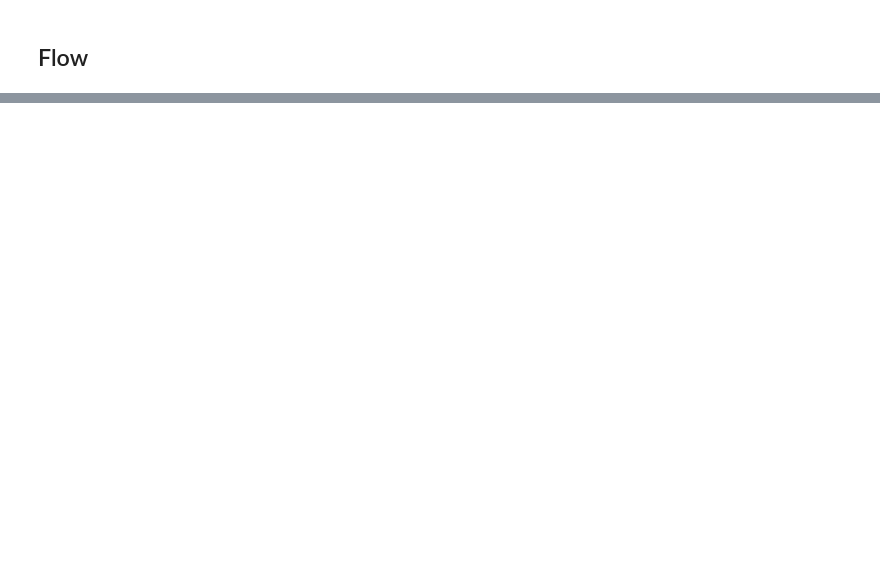
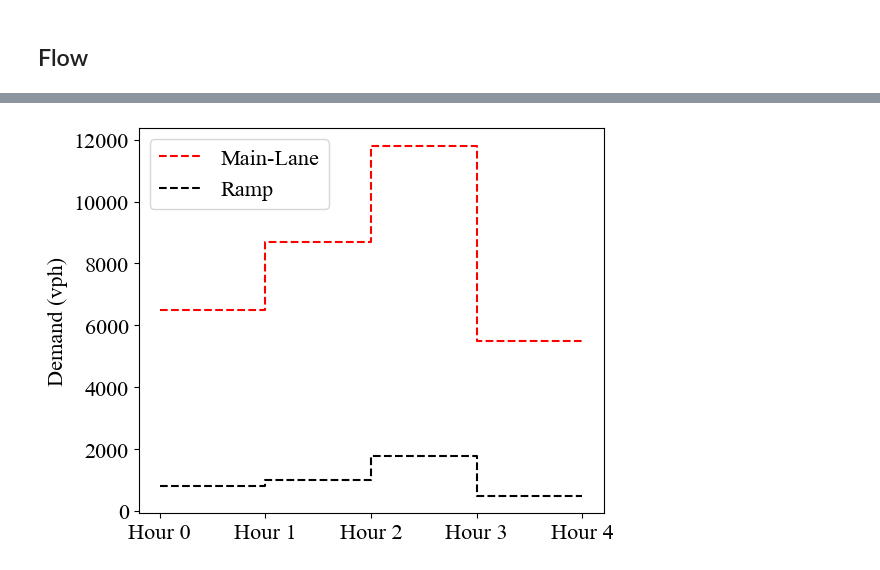
Before and after one commit to wzh96/SUMO_TrafficNetwork, a Jupyter notebook: Plots.ipynb, the cells around one changed output, grey strips where cells are left out. Cells and saved outputs as stored; diff of their text form; code cells hidden in the pictures; blank space fills up the shorter version.

```diff
--- a/Plots.ipynb
+++ b/Plots.ipynb
@@ -114,0 +115,48 @@ fig.savefig('Figures/Occu_Plot.png', dpi=300)
+# %%
+# Plot the demand graph
+main_1 = 3000+800+700+600+800+600
+main_2 = 4000+1200+900+800+1000+800
+main_3 = 6000+1500+1200+1000+1100+1000
+main_4 = 2000+800+700+600+800+600
+
+ramp_1 = 800
+ramp_2 = 1000
+ramp_3 = 1800
+ramp_4 = 500
+# %%
+# Data for main lane highway and ramp
+main_lane_demand = [main_1, main_2, main_3, main_4]
+ramp_demand = [ramp_1, ramp_2, ramp_3, ramp_4]
+
+# Creating new time points for flat segments
+time_points = ["Hour 0", "Hour 1", "Hour 1", "Hour 2", "Hour 2", "Hour 3", "Hour 3", "Hour 4"]
+
+# Extending the demand values to remain flat within each hour
+extended_main_lane_demand = [
+    main_lane_demand[0], main_lane_demand[0],
+    main_lane_demand[1], main_lane_demand[1],
+    main_lane_demand[2], main_lane_demand[2],
+    main_lane_demand[3], main_lane_demand[3]
+]
+
+extended_ramp_demand = [
+    ramp_demand[0], ramp_demand[0],
+    ramp_demand[1], ramp_demand[1],
+    ramp_demand[2], ramp_demand[2],
+    ramp_demand[3], ramp_demand[3]
+]
+
+# Plotting the demand graph with flat segments
+plt.figure(figsize=(6, 5))
+plt.plot(time_points, extended_main_lane_demand, linestyle='--', label='Main-Lane', linewidth=1.5, color='red')
+plt.plot(time_points, extended_ramp_demand, linestyle='--', label='Ramp', linewidth=1.5, color='black')
+# plt.xlabel('Time')
+plt.ylabel('Demand (vph)', fontsize = 16)
+plt.legend(fontsize=16)
+plt.xticks(fontsize=16)
+plt.yticks(fontsize=16)
+plt.grid(False)
+plt.savefig('Figures/Demand_Plot.png', dpi=300,bbox_inches='tight')
+plt.show()
+# %% [output]
+[figure, added]
```
Also changed, not shown: parts of 4 cells of this notebook, 6 other files.
